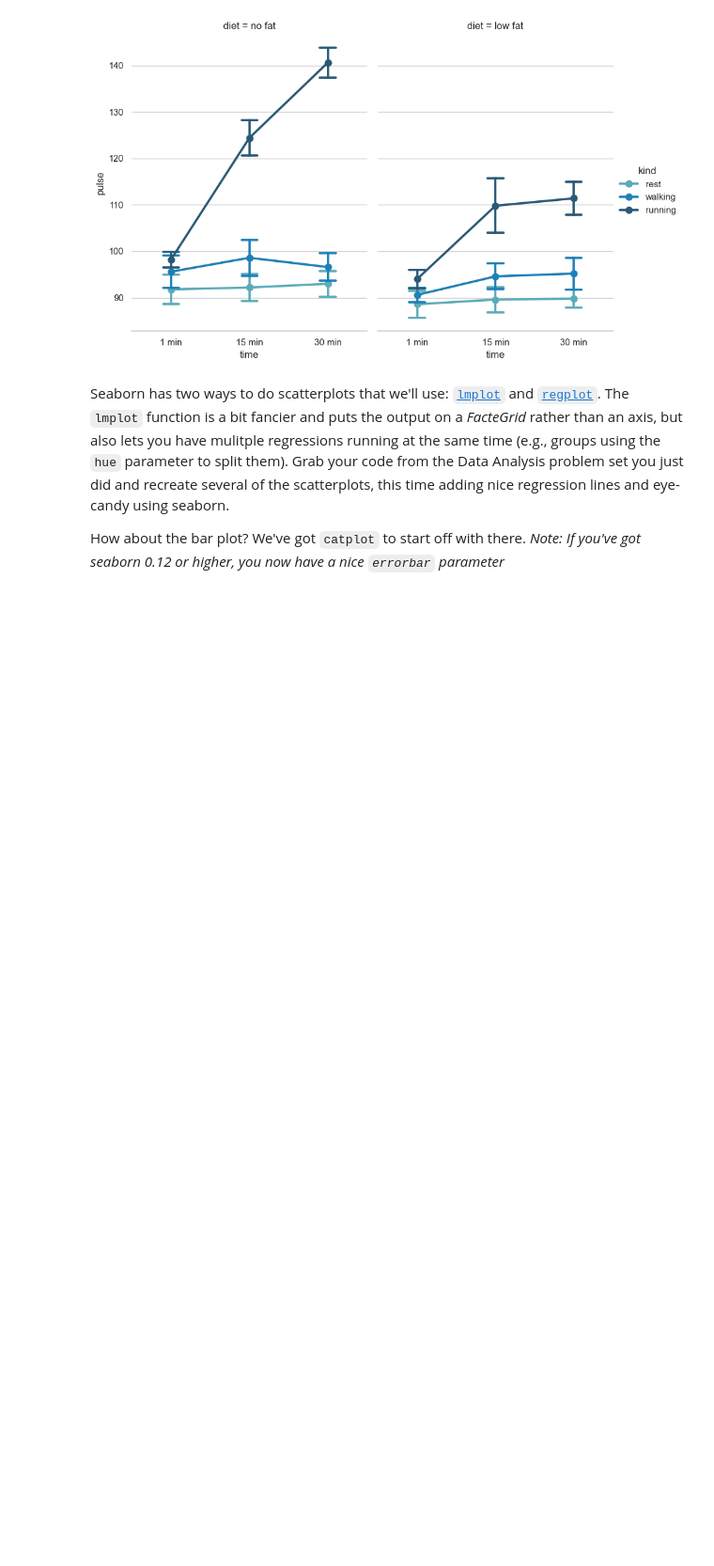
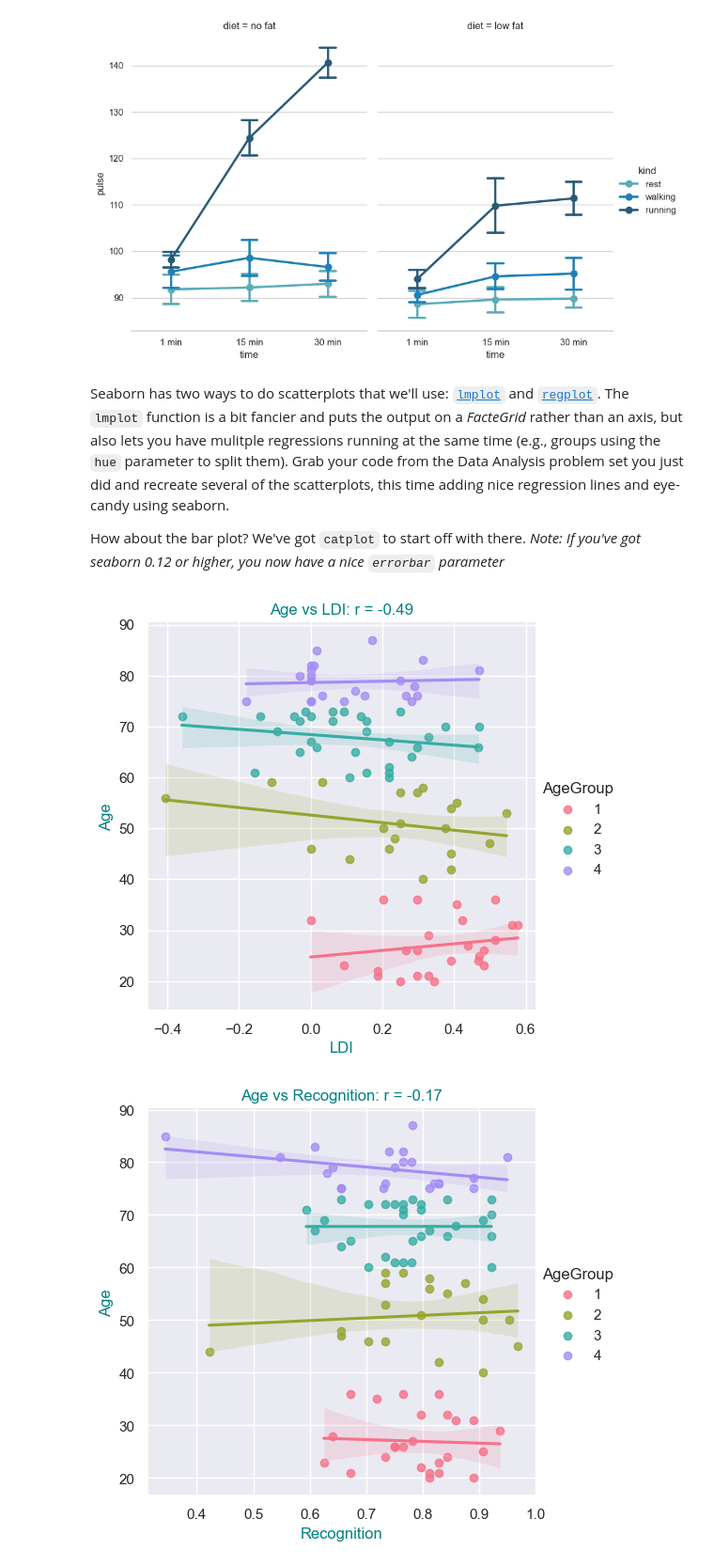
Before and after one commit to rochellekaper/n247_spring2025, a Jupyter notebook: ClassNotes/N247 Class 7 - Seaborn.ipynb, the cells around one changed output. Shown at 94% size. Saved outputs shown, nothing was run; the diff lists cells and outputs as text; code cells hidden in the pictures; blank space fills up the shorter version.

```diff
--- a/ClassNotes/N247 Class 7 - Seaborn.ipynb
+++ b/ClassNotes/N247 Class 7 - Seaborn.ipynb
@@ -72,0 +68,47 @@ excelfname='https://github.com/celstark/n247data/raw/main/data/StarkData.xlsx'
+# %%
+import seaborn as sns
+import numpy as np
+import pandas as pd
+from matplotlib import pyplot as plt
+import requests #extra
+import io #extra
+from scipy import stats
+
+csvfname='https://raw.githubusercontent.com/celstark/n247data/main/data/StarkData.csv'
+
+s = requests.get(csvfname).content
+data = pd.read_csv(io.StringIO(s.decode('utf-8')))
+# %%
+''' 1) compute 2 metrics from the data and store them in the data frame:
+- LDI = pS_L - pS_F
+- Recognition = pO_R - pO_F '''
+
+data['LDI'] = data['pS_L'] -  data['pS_F']
+data['Recognition'] = data['pO_R'] -  data['pO_F']
+# %%
+'''2 & 3) make scatter plots of:
+- LDI vs. Age
+- Recognition vs. Age
+- RAVLT vs. Age
+- LDI vs. RAVLT
+- Recognition vs. RAVLT. Compute correlation coefficients + add titles. '''
+
+def create_seaborn_scatterplot(col_list): #input is 2 columns we are plotting
+    corr = data[col_list].corr(numeric_only=True).iloc[0,1] #compute correlation coefficient
+    x_val, y_val = col_list
+    scatter_plot = sns.lmplot(data,x=x_val, y=y_val, scatter=True, hue="AgeGroup",palette="husl", height=5)
+    plt.title(f'{y_val} vs {x_val}: r = {corr:.2f}', color='teal')
+    plt.xlabel(f'{x_val}', color='teal')
+    plt.ylabel(f'{y_val}', color='teal')
+
+    return
+
+
+create_seaborn_scatterplot(['LDI', 'Age'])
+create_seaborn_scatterplot(['Recognition', 'Age'])
+create_seaborn_scatterplot(['RAVLT', 'Age'])
+create_seaborn_scatterplot(['LDI', 'RAVLT'])
+create_seaborn_scatterplot(['Recognition', 'RAVLT'])
+# %% [output]
+[figure, added]
+[figure, added]
```
Also changed, not shown: parts of 3 cells of this notebook, 1 other file.
